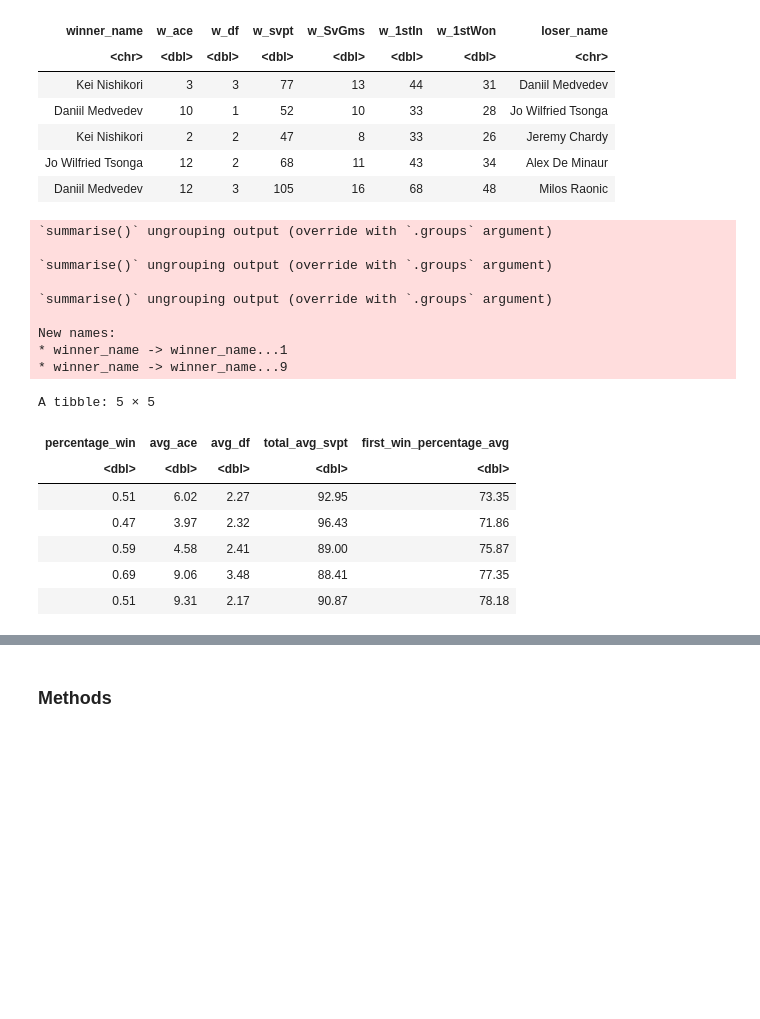
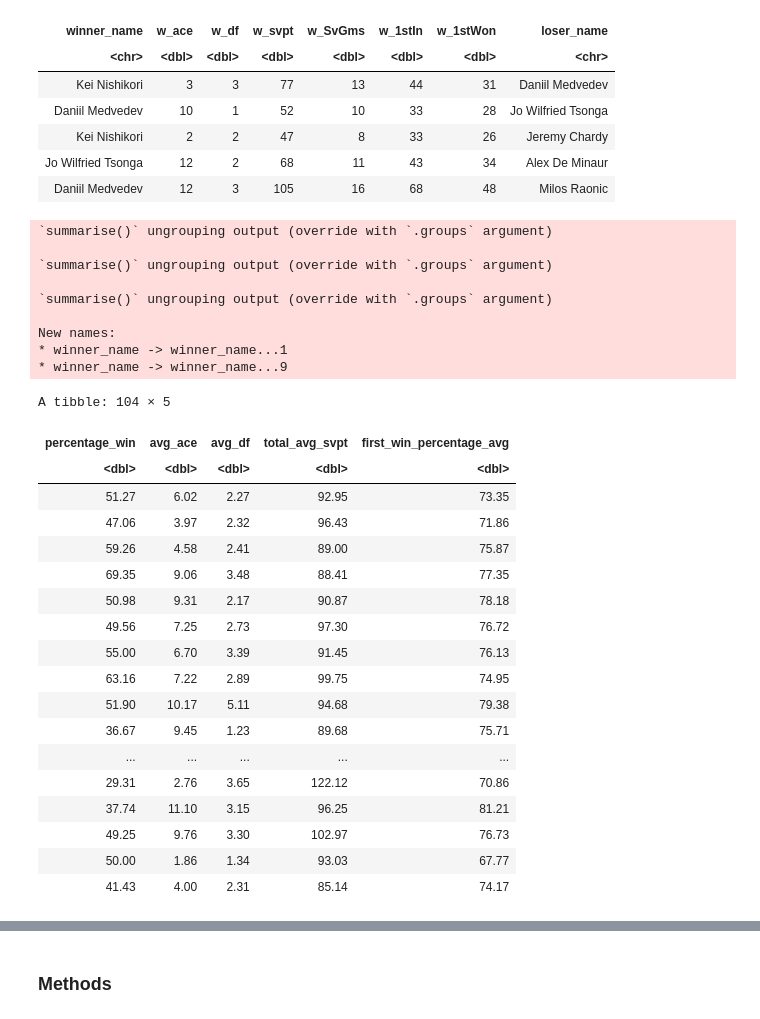
Before and after one commit to kimtanpalanca/dsci_group_15, a Jupyter notebook: project_proposal.ipynb, the cells around one changed output, grey strips where cells are left out. Saved outputs shown, nothing was run; the diff lists cells and outputs as text; code cells hidden in the pictures; blank space fills up the shorter version.

```diff
--- a/project_proposal.ipynb
+++ b/project_proposal.ipynb
@@ -109,7 +109,7 @@ n_games_all <- player_data_column%>%
 winner_data <- tibble(winner_name = winner_names$winner_name,
                       n_wins = winner_names$n_wins,
                       n_games = n_games_all$n_games)%>%
-    mutate(percentage_win = n_wins/n_games)
+    mutate(percentage_win = (n_wins/n_games)*100)
 #this code creates a tibble containing the winners' names, their number of matches won, and the total number of matches they partook in
 #the mutate() function then adds a column detailing the win ratios of each winner in relation to their total number of matches played in (win/total)
 
@@ -125,56 +125,56 @@ data <- data%>%
 #removing repeats in data by averaging all the values over three years
     bind_cols(winner_data)%>%
 #combining the relevant columns in winner_data with the data dataframe
-    select(winner_name...1,
-           n_wins,
-           n_games,
-           percentage_win,
-           avg_ace,
-           avg_df,
-           avg_svpt,
-           avg_svgm,
-           avg_first,
-           avg_first_won)%>%
-#selecting relevant variables
     rename(winner_name = winner_name...1)%>%
     mutate(total_avg_svpt = avg_svpt + avg_svgm,
 #summing service points and service games (both are points earned by serving)
            first_win_percentage_avg = (avg_first_won/avg_first)*100)%>%
 #calculating the percentage of successful first serves
      filter(n_games > 50)%>%
 #filtering for winners who play at least 50 games in order to eliminate outliers
     select(percentage_win,
            avg_ace,
            avg_df,
            total_avg_svpt,
            first_win_percentage_avg)%>%
 #selecting relevant variables
     mutate(avg_ace = round(avg_ace, 2),
            avg_df = round(avg_df, 2),
            total_avg_svpt = round(total_avg_svpt, 2),
            first_win_percentage_avg = round(first_win_percentage_avg, 2),
            percentage_win = round(percentage_win, 2))
 #converting variables to appropriate data types and rounding to 2 decimal places
 
-head(data, 5)
+data
 # %% [output]
 `summarise()` ungrouping output (override with `.groups` argument)
 
 `summarise()` ungrouping output (override with `.groups` argument)
 
 `summarise()` ungrouping output (override with `.groups` argument)
 
 New names:
 * winner_name -> winner_name...1
 * winner_name -> winner_name...9
-A tibble: 5 × 5
+A tibble: 104 × 5
 | percentage_win | avg_ace | avg_df | total_avg_svpt | first_win_percentage_avg |
 | <dbl> | <dbl> | <dbl> | <dbl> | <dbl> |
-| 0.51 | 6.02 | 2.27 | 92.95 | 73.35 |
-| 0.47 | 3.97 | 2.32 | 96.43 | 71.86 |
-| 0.59 | 4.58 | 2.41 | 89.00 | 75.87 |
-| 0.69 | 9.06 | 3.48 | 88.41 | 77.35 |
-| 0.51 | 9.31 | 2.17 | 90.87 | 78.18 |
+| 51.27 | 6.02 | 2.27 | 92.95 | 73.35 |
+| 47.06 | 3.97 | 2.32 | 96.43 | 71.86 |
+| 59.26 | 4.58 | 2.41 | 89.00 | 75.87 |
+| 69.35 | 9.06 | 3.48 | 88.41 | 77.35 |
+| 50.98 | 9.31 | 2.17 | 90.87 | 78.18 |
+| 49.56 | 7.25 | 2.73 | 97.30 | 76.72 |
+| 55.00 | 6.70 | 3.39 | 91.45 | 76.13 |
+| 63.16 | 7.22 | 2.89 | 99.75 | 74.95 |
+| 51.90 | 10.17 | 5.11 | 94.68 | 79.38 |
+| 36.67 | 9.45 | 1.23 | 89.68 | 75.71 |
+| ... | ... | ... | ... | ... |
+| 29.31 | 2.76 | 3.65 | 122.12 | 70.86 |
+| 37.74 | 11.10 | 3.15 | 96.25 | 81.21 |
+| 49.25 | 9.76 | 3.30 | 102.97 | 76.73 |
+| 50.00 | 1.86 | 1.34 | 93.03 | 67.77 |
+| 41.43 | 4.00 | 2.31 | 85.14 | 74.17 |
 # %%
 data_split <- initial_split(data, prop = 0.75, strata = percentage_win)
 data_train <- training(data_split)
```
Also changed, not shown: parts of 6 cells of this notebook.
